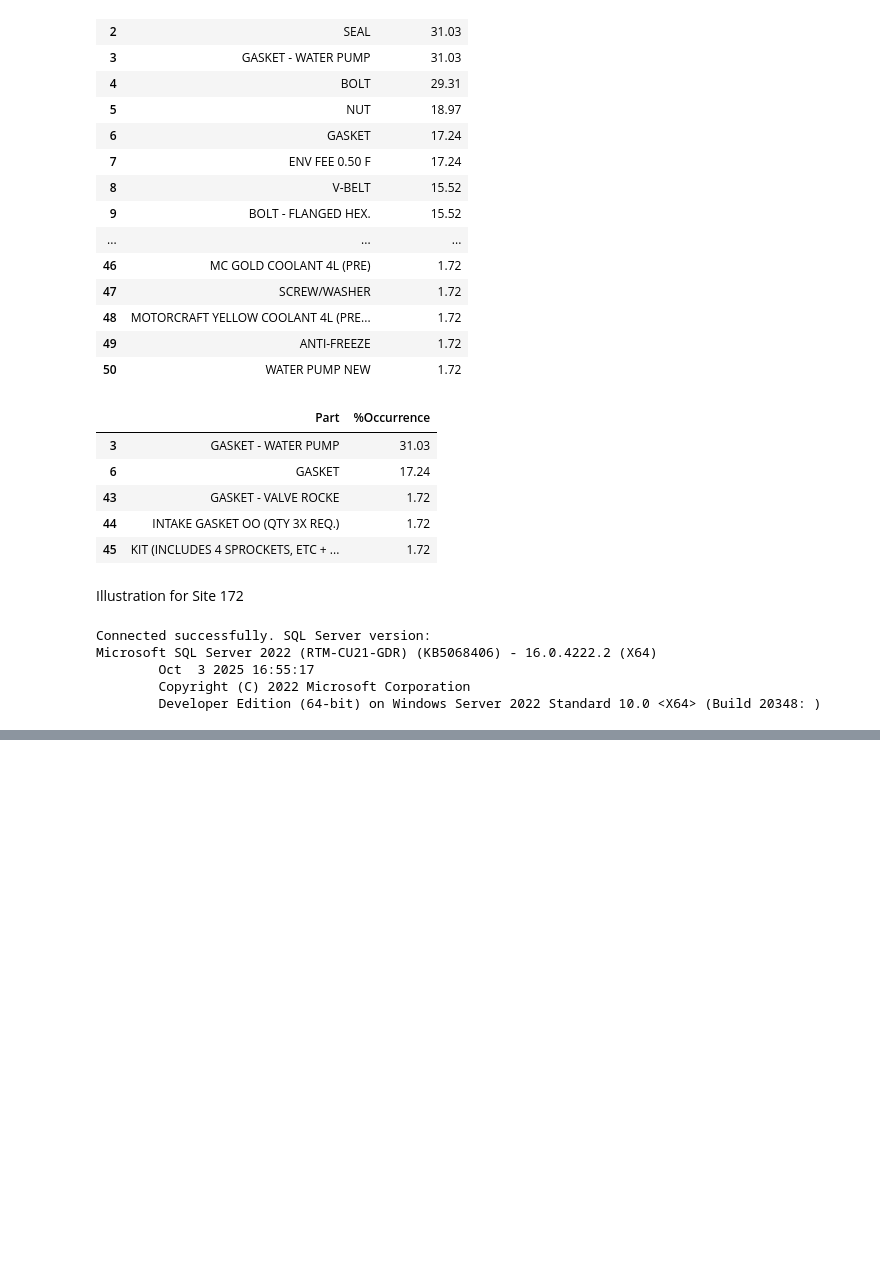
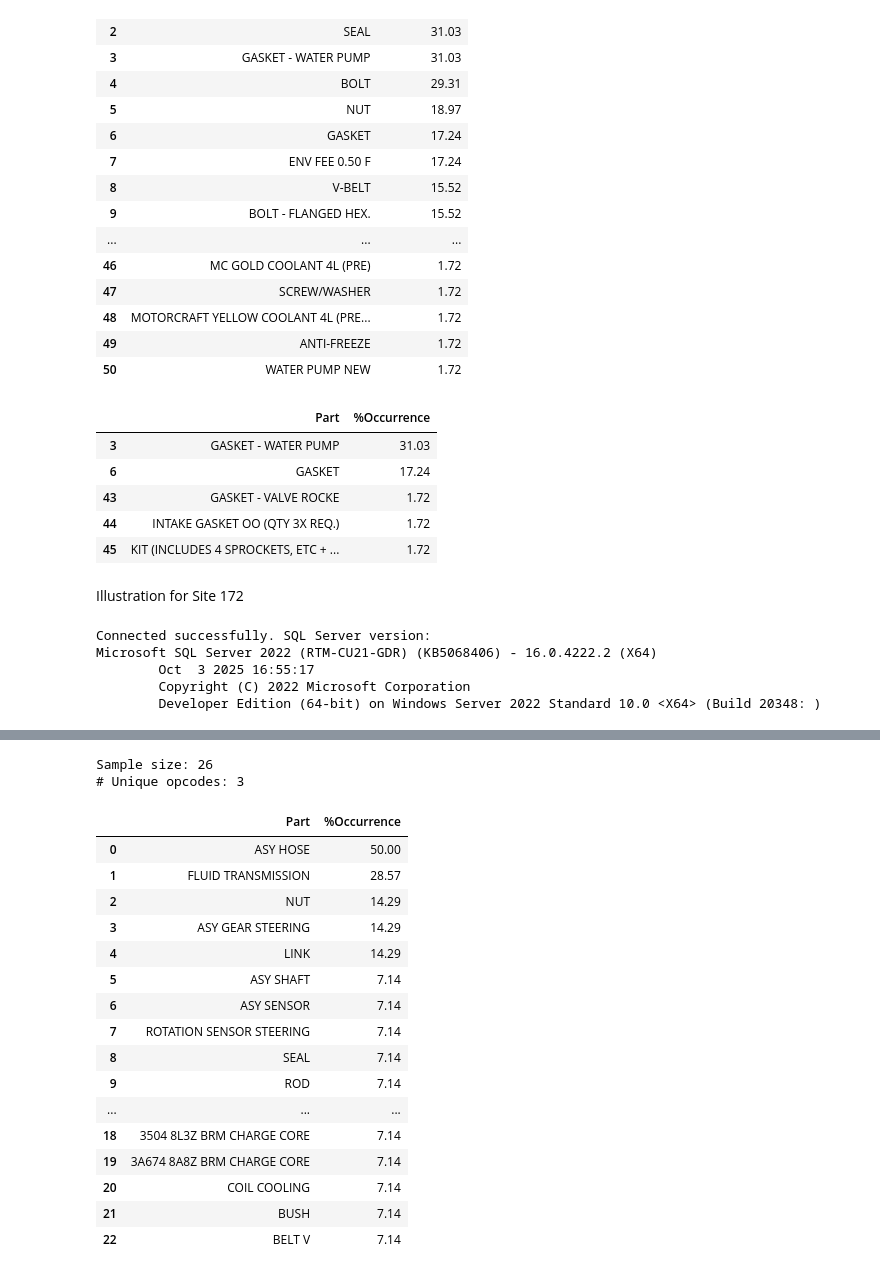
Before and after one commit to MeliPax/SPG, a Jupyter notebook: research/pull_vehicle_repair_data.ipynb, the cells around one changed output, grey strips where cells are left out. Drawn from its saved outputs; the diff is of its cells as text; code cells hidden in the pictures; blank space fills up the shorter version.

```diff
--- a/research/pull_vehicle_repair_data.ipynb
+++ b/research/pull_vehicle_repair_data.ipynb
@@ -395,16 +534,16 @@ def requestsLines_analysis(req_id, part_items, labour_items, filtered_requests_d
 # %%
 
 
-def run_analysis(db_conn, key_wrd, labourline_tbl, partslines_tbl, request_tbl):
+def run_analysis(labourline_tbl, partslines_tbl, request_tbl):
 
-    filtered_opcodes = get_valid_op_codes_by_keyword(db_conn, key_wrd)
+    # filtered_opcodes = get_valid_op_codes_by_keyword(db_conn, key_wrd)
 
-    opcodes_list = filtered_opcodes["fldCode"].tolist()
+    # opcodes_list = filtered_opcodes["fldCode"].tolist()
 
-    if opcodes_list == []:
-        raise ValueError(f"No opcodes found for keyword '{key_wrd}'")
+    # if opcodes_list == []:
+    #     raise ValueError(f"No opcodes found for keyword '{key_wrd}'")
 
-    filtered_requests_df = search_request_by_list_of_opcodes(request_tbl, opcodes_list)
+    filtered_requests_df = request_tbl
 
     # search from labour line and part line where fldRequestRef in filtered_requests_df['fldId']
     filtered_labour_df = labourline_tbl[labourline_tbl["fldRequestRef"].isin(filtered_requests_df['fldId'])]
@@ -449,7 +588,7 @@ def run_analysis(db_conn, key_wrd, labourline_tbl, partslines_tbl, request_tbl):
                                                                                         labour_summary_df=labour_summary_df
                                                                                         )
 
-    return requestLine_summary_df, parts_summary_df, labour_summary_df, filtered_parts_df
+    return filtered_parts_df
 # %%
 def plot_stats(requestLine_summary_df):
 
@@ -540,8 +679,8 @@ Query executed in 73.18 seconds
 # %%
 
 search_key_words = {
-    "site_130": ["Water Pump", ],
-    "site_132": [""]
+    "site_130": ["Water Pump", ""],
+    "site_172": [""]
 }
 # %%
 search_key_words["site_130"][0]
@@ -715,6 +872,21 @@ parts_summary_report_final[parts_summary_report_final["Part"].str.contains("Gask
 | 43 | GASKET - VALVE ROCKE | 1.72 |
 | 44 | INTAKE GASKET OO (QTY 3X REQ.) | 1.72 |
 | 45 | KIT (INCLUDES 4 SPROCKETS, ETC + ... | 1.72 |
+# %%
+def execute_model(request_tbl_df, search_key_words, labour_line_df, parts_line_df, similarity_threshold, ignore_words):
+    requests_filtered= filter_rows_by_keywords(request_tbl_df, "fldDescription", search_key_words, False)
+
+    # requestLine_summary_df, parts_summary_df, labour_summary_df, filtered_parts_df = run_analysis(labour_line_df, parts_line_df, requests_filtered)
+    filtered_parts_df = run_analysis(labour_line_df, parts_line_df, requests_filtered)
+
+
+    all_filtered_req_count = len(filtered_parts_df['fldRequestRef'].unique())
+
+
+
+    # print(f"Parts % occurrence in a {key_wrd_172} job")
+
+    display(parts_summary_v1(parts_tbl_df = filtered_parts_df, total_req_count = all_filtered_req_count, similarity_threshold=similarity_threshold, ignore_words=ignore_words))
 # %% [markdown]
 Illustration for Site 172
 # %%
@@ -776,0 +968,27 @@ array(['Water Pump, Electric Motor Assembly (18D473/ 8C590/ 8K621) - Replace cab
+# %%
+# Repair 2 : Battery Replace
+
+search_key_words_catalytic_replace_172 = [["Power steering"], ["replace", "change"]]
+# filter_rows_by_keywords(request_tbl_db_172, "fldDescription", search_key_words_catalytic_replace_172, True)
+
+execute_model(request_tbl_df= request_tbl_db_172, search_key_words= search_key_words_catalytic_replace_172, labour_line_df= labourline_tbl_db_172, parts_line_df= partslines_tbl_db_172, similarity_threshold=0.7, ignore_words=[" - "])
+# %% [output]
+Sample size: 26
+# Unique opcodes: 3
+|  | Part | %Occurrence |
+| 0 | ASY HOSE | 50.00 |
+| 1 | FLUID TRANSMISSION | 28.57 |
+| 2 | NUT | 14.29 |
+| 3 | ASY GEAR STEERING | 14.29 |
+| 4 | LINK | 14.29 |
+| 5 | ASY SHAFT | 7.14 |
+| 6 | ASY SENSOR | 7.14 |
+| 7 | ROTATION SENSOR STEERING | 7.14 |
+| 8 | SEAL | 7.14 |
+| 9 | ROD | 7.14 |
+| ... | ... | ... |
+| 18 | 3504 8L3Z BRM CHARGE CORE | 7.14 |
+| 19 | 3A674 8A8Z BRM CHARGE CORE | 7.14 |
+| 20 | COIL COOLING | 7.14 |
+| 21 | BUSH | 7.14 |
+| 22 | BELT V | 7.14 |
```
Also changed, not shown: parts of 26 cells of this notebook.
